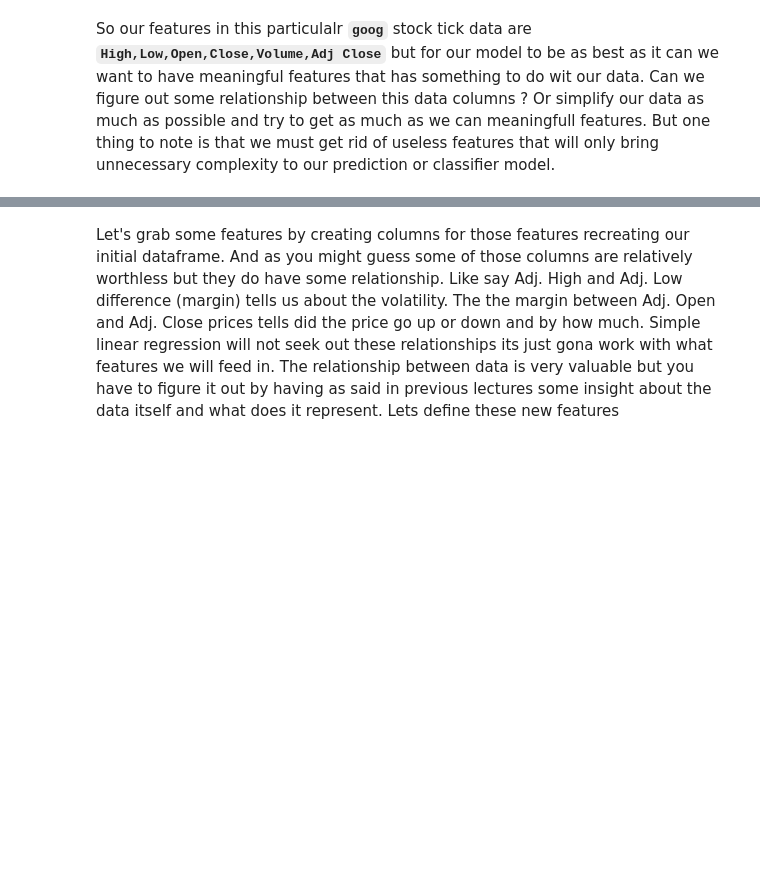
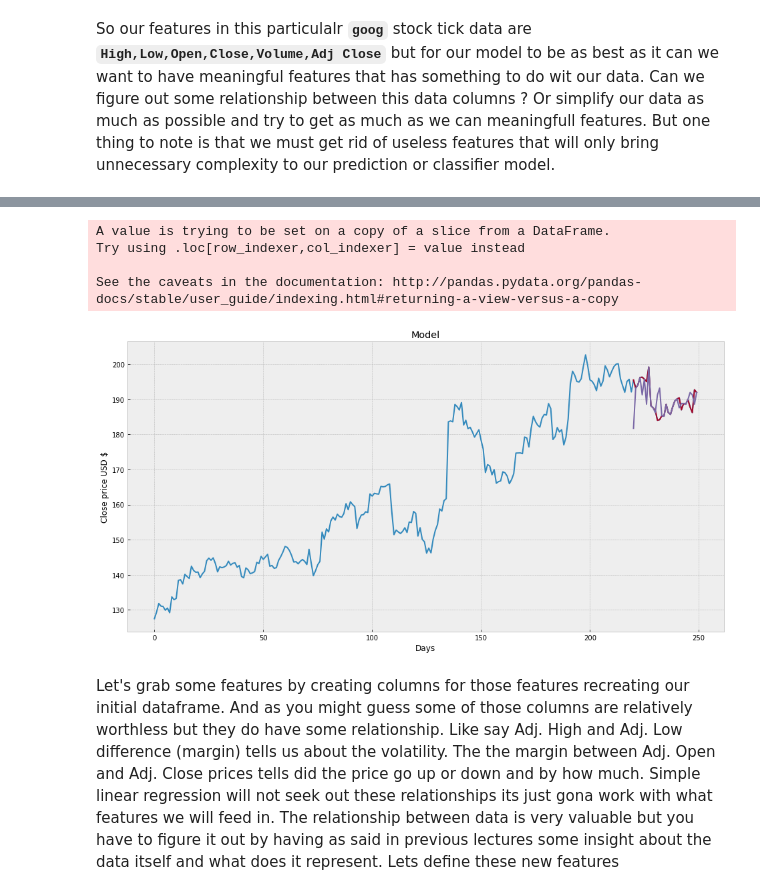
Before and after one commit to tavo-robotas/class, a Jupyter notebook: machine_learning/__linear_regression/__linear_regession_VII.ipynb, the cells around one changed output, grey strips where cells are left out. Cells and saved outputs as stored; diff of their text form; code cells hidden in the pictures; blank space fills up the shorter version.

```diff
--- a/machine_learning/__linear_regression/__linear_regession_VII.ipynb
+++ b/machine_learning/__linear_regression/__linear_regession_VII.ipynb
@@ -85,5 +86,3 @@ import math
 qdl.ApiConfig.api_key = 'x9d-7DzcK7H4xMFVytLP'
 # %% [markdown]
 So our features in this particulalr <code>**goog**</code> stock tick data are <code>**High,Low,Open,Close,Volume,Adj Close**</code> but for our model to be as best as it can we want to have meaningful features that has something to do wit our data. Can we figure out some relationship between this data columns ? Or simplify our data as much as possible and try to get as much as we can meaningfull features. But one thing to note is that we must get rid of useless features that will only bring unnecessary complexity to our prediction or classifier model.
-# %%
-df = qdl.get('WIKI/GOOGL')
@@ -100,3 +89,73 @@ df.head()
+# %%
+from sklearn.tree import DecisionTreeRegressor
+from sklearn.linear_model import LinearRegression, SGDRegressor
+from sklearn.model_selection import train_test_split
+
+def getdata():
+    df = qdl.get('WIKI/NFLX', start_date='2017-01-01', end_date='2017-12-31')
+    df.shape
+    df.to_csv('nflx.csv')
+    nflx = pd.read_csv('nflx.csv')
+    nflx.shape
+    nflx
+
+def plotme():
+    plt.style.use('bmh')
+    plt.figure(figsize=(16,8))
+    plt.title('NFLX')
+    plt.xlabel('Days')
+    plt.ylabel('Close price')
+    plt.plot(nflx['Close'])
+    plt.show()
+
+df = nflx[['Close']]
+df.head(5)
+future_days = 30
+df['Prediction'] = df[['Close']].shift(-future_days)
+df.head(5)
+
+
+X = np.array(df.drop(['Prediction'],1))[:-future_days]
+y = np.array(df['Prediction'])[:-future_days]
+
+
+
+X_train, X_test, y_train, y_test = train_test_split(X, y, test_size=0.25)
+models = {
+    'tree': DecisionTreeRegressor(),
+    'lnr' : LinearRegression(),
+    'sgd' : SGDRegressor()
+}
+for key, model in models.items():
+    model.fit(X_train, y_train)
+
+x_future = df.drop(['Prediction'],1)[:-future_days]
+x_future = np.array(x_future.tail(future_days))
+
+tree = DecisionTreeRegressor()
+lnrg = LinearRegression()
+
+lnrg.fit(X_train, y_train)
+tree.fit(X_train, y_train)
+
+tree_predict = tree.predict(x_future)
+lnrg_predict = lnrg.predict(x_future)
+valid = df[X.shape[0]:]
+valid['Predictions'] = tree_predict
+
+plt.figure(figsize=(16,8))
+plt.title('Model')
+plt.xlabel('Days')
+plt.ylabel('Close price USD $')
+plt.plot(df['Close'])
+plt.plot(valid[['Close', 'Predictions']])
+plt.show()
+# %% [output]
+A value is trying to be set on a copy of a slice from a DataFrame.
+Try using .loc[row_indexer,col_indexer] = value instead
+
+See the caveats in the documentation: http://pandas.pydata.org/pandas-docs/stable/user_guide/indexing.html#returning-a-view-versus-a-copy
+[figure, added]
 # %% [markdown]
 Let's grab some features by creating columns for those features recreating our initial dataframe. And as you might guess some of those columns are relatively worthless but they do have some relationship. Like say Adj. High and Adj. Low difference (margin) tells us about the volatility. The the margin between Adj. Open and Adj. Close prices tells did the price go up or down and by how much. Simple linear regression will not seek out these relationships its just gona work with what features we will feed in. The relationship between data is very valuable but you have to figure it out by having as said in previous lectures some insight about the data itself and what does it represent. Lets define these new features
 # %%
```
Also changed, not shown: parts of 3 cells of this notebook, 3 other files.
